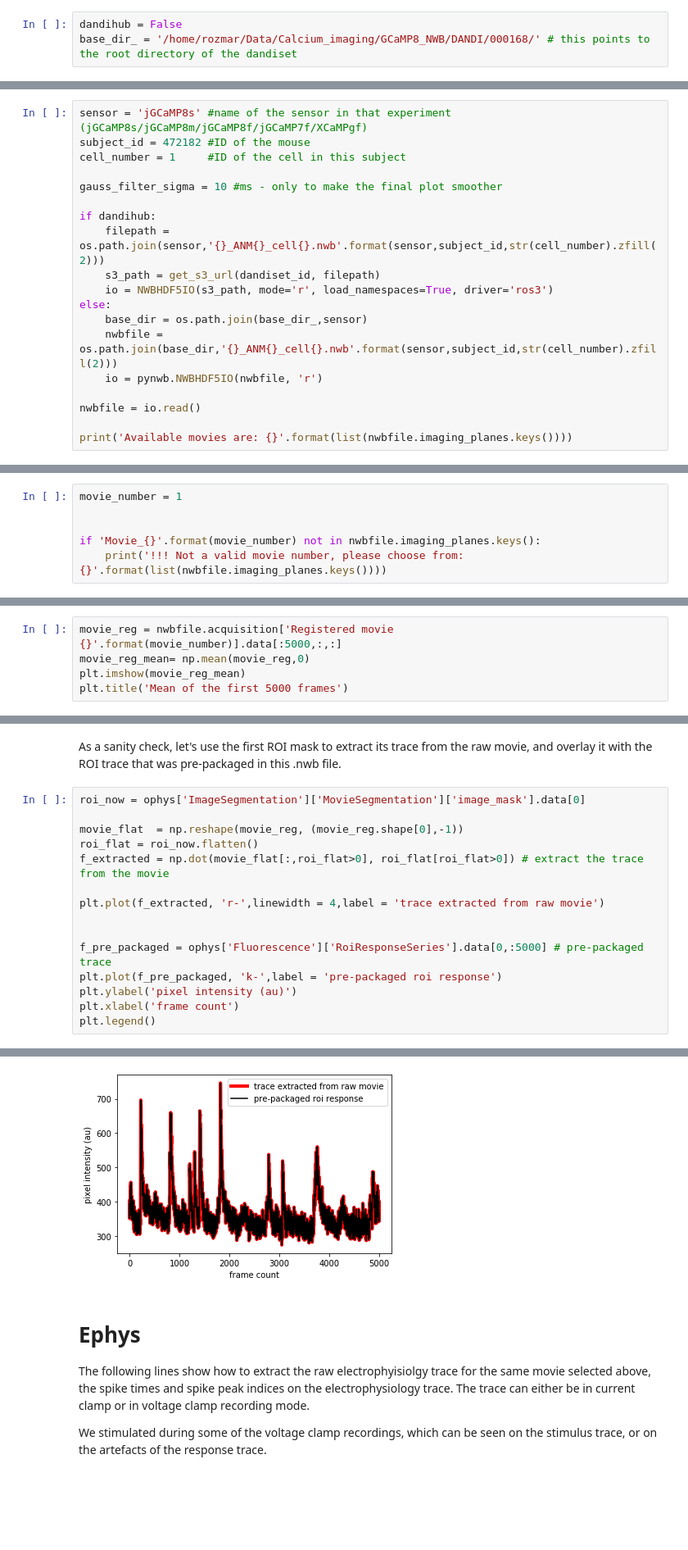
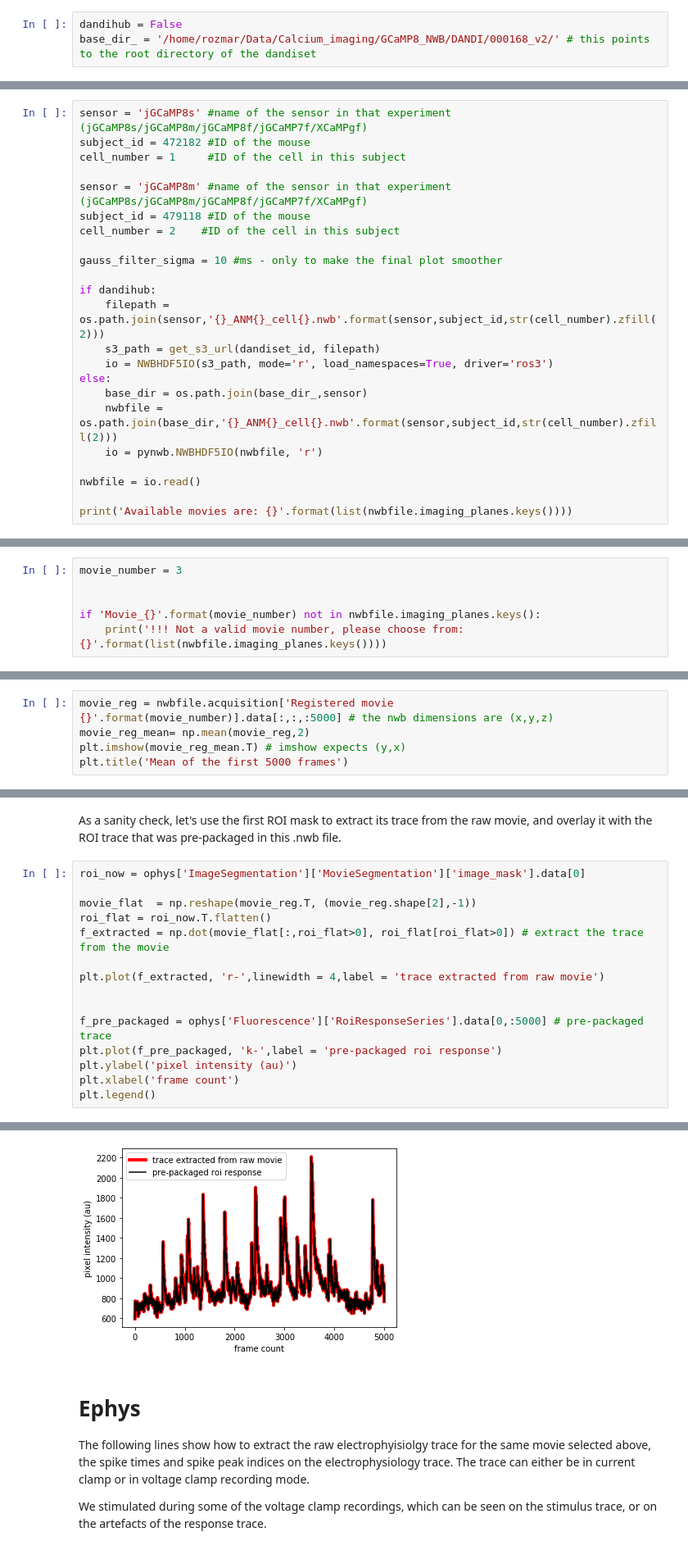
Before and after one commit to rozmar/jGCaMP8_mouse_cell_attached_pipeline, a Jupyter notebook: NWB_tutorial.ipynb, the cells around one changed output, grey strips where cells are left out. Shown at 82% size. Saved outputs shown, nothing was run; the diff lists cells and outputs as text; blank space fills up the shorter version.

Commit message:
movies and images rotated visual stim selection with appropriate field

```diff
--- a/NWB_tutorial.ipynb
+++ b/NWB_tutorial.ipynb
@@ -102,7 +102,7 @@ def get_s3_url(dandiset_id, filepath):
 Note that this script assumes that the files in the base directory has the same directory structure as in the dandiset (e.g. you have downloaded the whole dataset).
 # %%
 dandihub = False
-base_dir_ = '/home/rozmar/Data/Calcium_imaging/GCaMP8_NWB/DANDI/000168/' # this points to the root directory of the dandiset
+base_dir_ = '/home/rozmar/Data/Calcium_imaging/GCaMP8_NWB/DANDI/000168_v2/' # this points to the root directory of the dandiset
 # %% [markdown]
 ### Select Subject ID and cell number
 The name of the sensor expressed by the recorded cell is also in the file name, please change that accordingly, use supplementary table 5 from the paper or look up the name of the .nwb file.
@@ -110,6 +110,10 @@ The name of the sensor expressed by the recorded cell is also in the file name,
 sensor = 'jGCaMP8s' #name of the sensor in that experiment (jGCaMP8s/jGCaMP8m/jGCaMP8f/jGCaMP7f/XCaMPgf)
 subject_id = 472182 #ID of the mouse
 cell_number = 1     #ID of the cell in this subject
+
+sensor = 'jGCaMP8m' #name of the sensor in that experiment (jGCaMP8s/jGCaMP8m/jGCaMP8f/jGCaMP7f/XCaMPgf)
+subject_id = 479118 #ID of the mouse
+cell_number = 2    #ID of the cell in this subject
 
 gauss_filter_sigma = 10 #ms - only to make the final plot smoother
 
@@ -155,7 +159,7 @@ Fields:
 # Select a movie from the imaging planes.
 Available movie numbers are in the output of the cells above.
 # %%
-movie_number = 1
+movie_number = 3
 
 
 if 'Movie_{}'.format(movie_number) not in nwbfile.imaging_planes.keys():
@@ -242,7 +248,7 @@ The registered movies are part of the .nwb file. Let's access the first 5000 fra
 # %%
-movie_reg = nwbfile.acquisition['Registered movie {}'.format(movie_number)].data[:5000,:,:]
-movie_reg_mean= np.mean(movie_reg,0)
-plt.imshow(movie_reg_mean)
+movie_reg = nwbfile.acquisition['Registered movie {}'.format(movie_number)].data[:,:,:5000] # the nwb dimensions are (x,y,z)
+movie_reg_mean= np.mean(movie_reg,2)
+plt.imshow(movie_reg_mean.T) # imshow expects (y,x)
 plt.title('Mean of the first 5000 frames')
 # %% [output]
 Text(0.5, 1.0, 'Mean of the first 5000 frames')
@@ -252,21 +258,21 @@ As a sanity check, let's use the first ROI mask to extract its trace from the ra
 # %%
 roi_now = ophys['ImageSegmentation']['MovieSegmentation']['image_mask'].data[0]
 
-movie_flat  = np.reshape(movie_reg, (movie_reg.shape[0],-1))
-roi_flat = roi_now.flatten()
+movie_flat  = np.reshape(movie_reg.T, (movie_reg.shape[2],-1))
+roi_flat = roi_now.T.flatten()
 f_extracted = np.dot(movie_flat[:,roi_flat>0], roi_flat[roi_flat>0]) # extract the trace from the movie
 
 plt.plot(f_extracted, 'r-',linewidth = 4,label = 'trace extracted from raw movie')
 
 
 f_pre_packaged = ophys['Fluorescence']['RoiResponseSeries'].data[0,:5000] # pre-packaged trace
 plt.plot(f_pre_packaged, 'k-',label = 'pre-packaged roi response')
 plt.ylabel('pixel intensity (au)')
 plt.xlabel('frame count')
 plt.legend()
 # %% [output]
 <matplotlib.legend.Legend at 0x...>
-[figure, old version]
+[figure, new version]
 # %% [markdown]
 # Ephys
 The following lines show how to extract the raw electrophyisiolgy trace for the same movie selected above, the spike times and spike peak indices on the electrophysiology trace. The trace can either be in current clamp or in voltage clamp recording mode.
```
Also changed, not shown: parts of 11 cells of this notebook.
